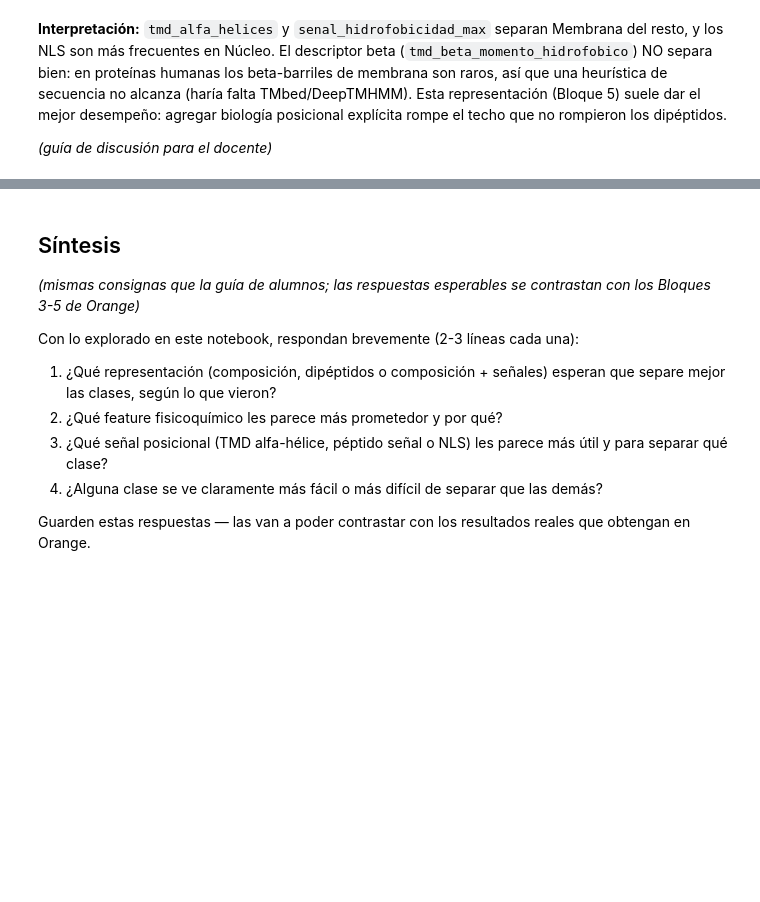
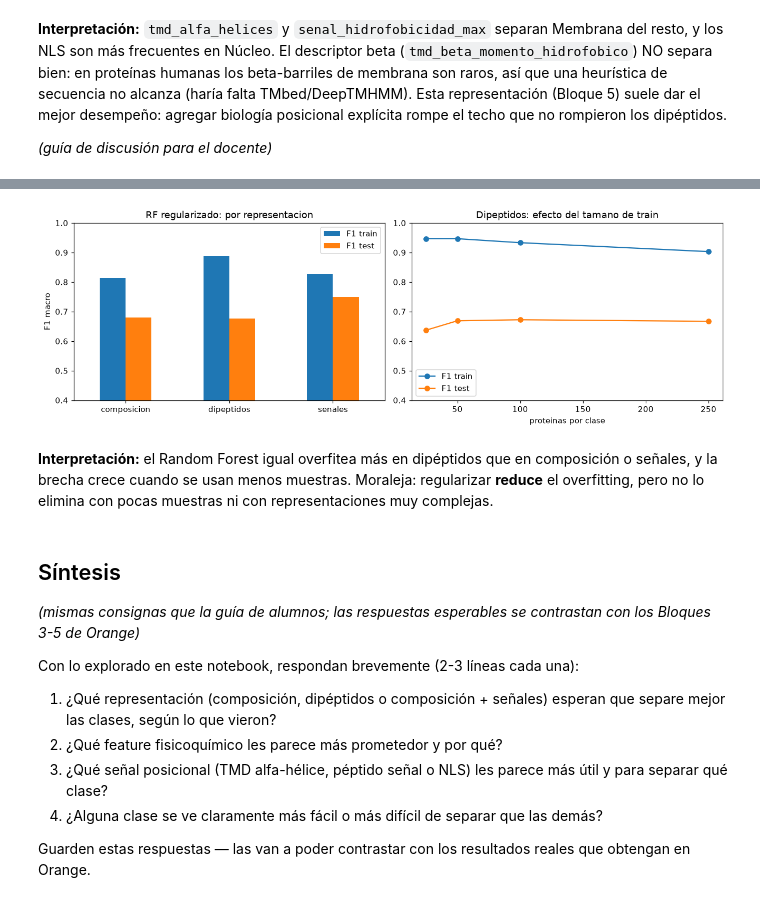
Before and after one commit to mberdakin/where-is-my-protein, a Jupyter notebook: notebooks/exploracion_docentes_completa.ipynb, the cells around one changed output, grey strips where cells are left out. Drawn from its saved outputs; the diff is of its cells as text; code cells hidden in the pictures; blank space fills up the shorter version.

```diff
--- a/notebooks/exploracion_docentes_completa.ipynb
+++ b/notebooks/exploracion_docentes_completa.ipynb
@@ -244,3 +206,52 @@ sólo permite limitar profundidad y el mínimo para partir (no expone `min_sampl
+# %%
+from sklearn.ensemble import RandomForestClassifier
+from sklearn.model_selection import train_test_split
+from sklearn.metrics import f1_score
+
+RF_KW = dict(n_estimators=300, random_state=0, min_samples_leaf=10,
+             max_depth=8, min_samples_split=10, max_leaf_nodes=16)
+DIPEP = [c for c in dip.columns if len(c) == 2 and c.isalpha()]
+
+def f1_train_test(df, features, max_por_clase=None):
+    X, y = df[features].to_numpy(float), df["localization"].to_numpy()
+    Xtr, Xte, ytr, yte = train_test_split(X, y, test_size=0.3, stratify=y, random_state=0)
+    if max_por_clase is not None:
+        keep = np.concatenate([np.where(ytr == c)[0][:max_por_clase] for c in np.unique(ytr)])
+        Xtr, ytr = Xtr[keep], ytr[keep]
+    rf = RandomForestClassifier(**RF_KW).fit(Xtr, ytr)
+    return (f1_score(ytr, rf.predict(Xtr), average="macro"),
+            f1_score(yte, rf.predict(Xte), average="macro"))
+
+reps = {"composicion": (comp, AMINOACIDOS + FISICOQUIMICOS),
+        "dipeptidos": (dip, DIPEP + FISICOQUIMICOS),
+        "senales": (sen, AMINOACIDOS + FISICOQUIMICOS + SENALES)}
+tabla = pd.DataFrame({k: f1_train_test(df, f) for k, (df, f) in reps.items()},
+                     index=["F1 train", "F1 test"]).T
+tabla["brecha"] = tabla["F1 train"] - tabla["F1 test"]
+print("Por representacion (Random Forest):")
+print(tabla.round(3).to_string())
+
+tamanos = [25, 50, 100, 250]
+curva = pd.DataFrame({n: f1_train_test(dip, DIPEP + FISICOQUIMICOS, n) for n in tamanos},
+                     index=["F1 train", "F1 test"]).T
+print("\nDipeptidos: efecto del tamano de entrenamiento")
+print(curva.round(3).to_string())
+
+fig, axes = plt.subplots(1, 2, figsize=(12, 4))
+tabla[["F1 train", "F1 test"]].plot.bar(ax=axes[0], rot=0)
+axes[0].set_title("Random Forest: por representacion")
+axes[0].set_ylabel("F1 macro"); axes[0].set_ylim(0.4, 1.0)
+curva.plot(ax=axes[1], marker="o")
+axes[1].set_title("Dipeptidos: efecto del tamano de train")
+axes[1].set_xlabel("proteinas por clase"); axes[1].set_ylim(0.4, 1.0)
+plt.tight_layout()
+plt.show()
+# %% [output]
+[figure, added]
+# %% [markdown]
+**Interpretación:** el Random Forest igual overfitea más en dipéptidos que en composición o
+señales, y la brecha crece cuando se usan menos muestras. Moraleja: regularizar **reduce** el
+overfitting, pero no lo elimina con pocas muestras ni con representaciones muy complejas.
 # %% [markdown]
 ## Síntesis
 
```
Also changed, not shown: parts of 5 cells of this notebook, 5 other files.
